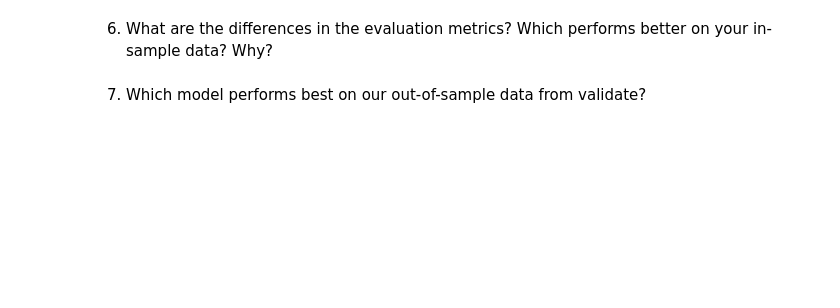
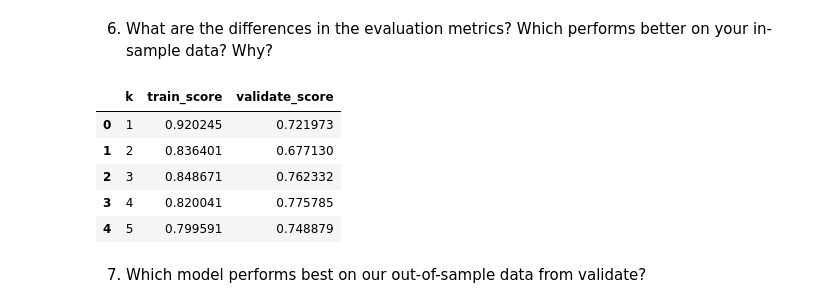
Before and after one commit to MigashaneVictoire/classification-exercises, a Jupyter notebook: knn_model.ipynb, the cells around one changed output. Saved outputs shown, nothing was run; the diff lists cells and outputs as text; code cells hidden in the pictures; blank space fills up the shorter version.

```diff
--- a/knn_model.ipynb
+++ b/knn_model.ipynb
@@ -196,0 +188,3 @@ weighted avg       0.77      0.78      0.77       489
+# %%
+# umpack the knn computation function
+knn, xtrain, ytrain, ypred, ypred_proba, knn_acc, comfusion_mtx, class_report  = compute_knn(xtrain, ytrain, 10)
@@ -230,0 +208,3 @@ weighted avg       0.73      0.73      0.72       489
+# %%
+# umpack the knn computation function
+knn, xtrain, ytrain, ypred, ypred_proba, knn_acc, comfusion_mtx, class_report  = compute_knn(xtrain, ytrain, 20)
@@ -231,4 +226,32 @@ weighted avg       0.73      0.73      0.72       489
 # %% [markdown]
 6. What are the differences in the evaluation metrics? Which performs better on your in-sample data? Why?
+# %%
+metrics = []
+
+for k in range(1, 21):
+    #MAKE the thing
+    knn = KNeighborsClassifier(n_neighbors=k)
+    #FIT the thing
+    knn.fit(xtrain, ytrain)
+    #USE the thing
+    train_score= knn.score(xtrain, ytrain)
+    validate_score = knn.score(xvalidate, yvalidate)
+
+    output = {
+        "k": k,
+        "train_score": train_score,
+        "validate_score": validate_score}
+
+    metrics.append(output)
+# %%
+df = pd.DataFrame(metrics)
+df.head()
+# %% [output]
+|  | k | train_score | validate_score |
+| 0 | 1 | 0.920245 | 0.721973 |
+| 1 | 2 | 0.836401 | 0.677130 |
+| 2 | 3 | 0.848671 | 0.762332 |
+| 3 | 4 | 0.820041 | 0.775785 |
+| 4 | 5 | 0.799591 | 0.748879 |
 # %% [markdown]
 7. Which model performs best on our out-of-sample data from validate?
```
Also changed, not shown: parts of 18 cells of this notebook.
